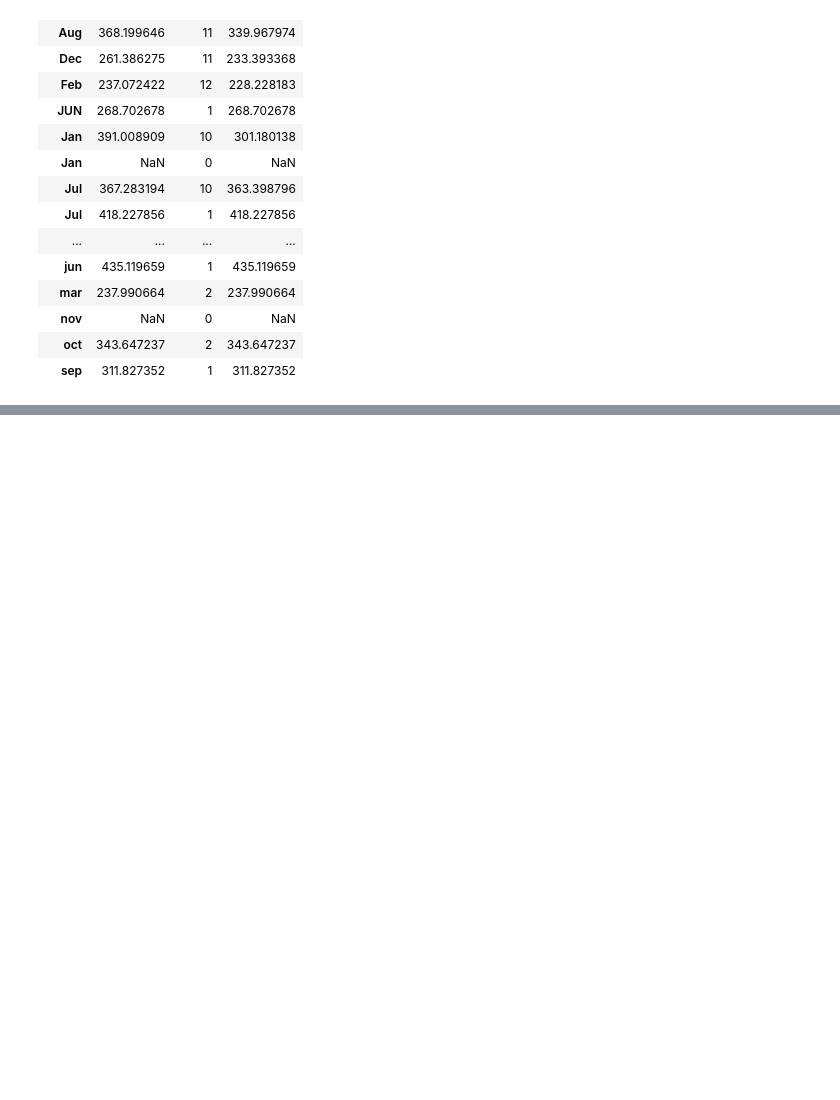
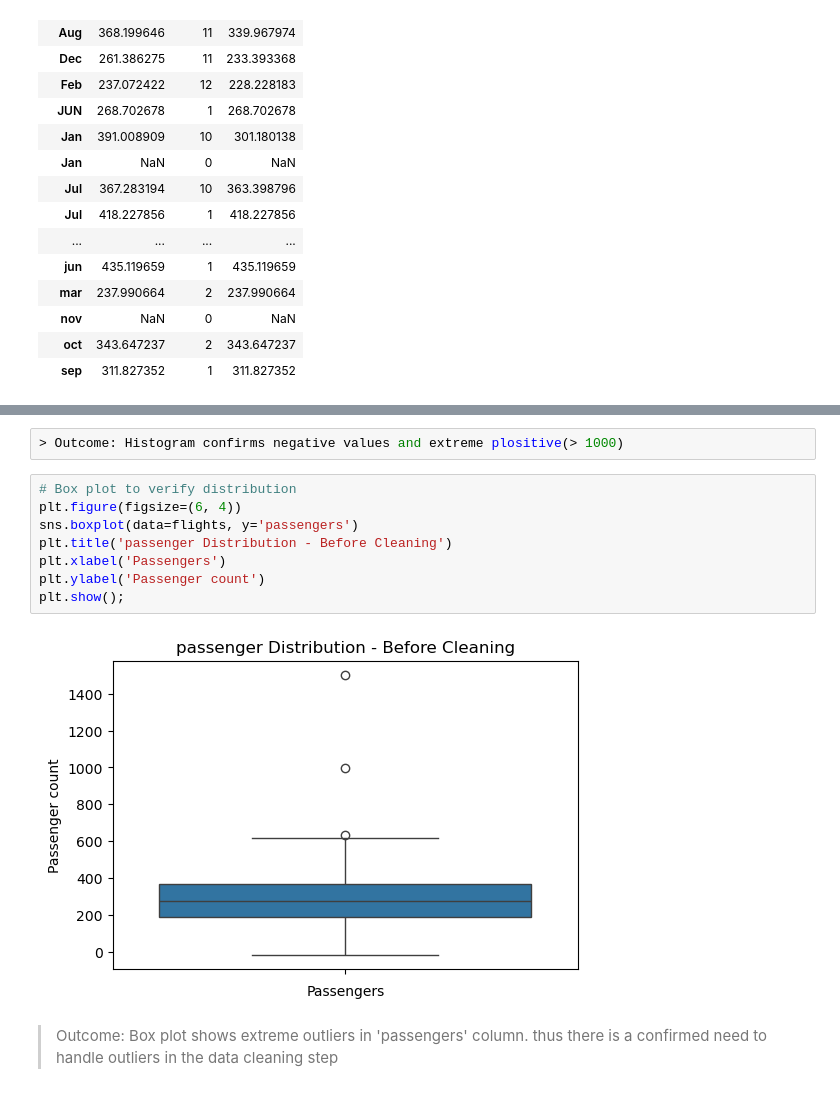
Before and after one commit to walidazimi-star/CA-Data-Science-Mini_Project_1_EDA, a Jupyter notebook: 7. EDA Mini Project Demo.ipynb, the cells around one changed output, grey strips where cells are left out. Cells and saved outputs as stored; diff of their text form; blank space fills up the shorter version.

```diff
--- a/7. EDA Mini Project Demo.ipynb
+++ b/7. EDA Mini Project Demo.ipynb
@@ -180,0 +207,14 @@ flights.groupby('month')['passengers'].agg(['mean', 'count', 'median'])
+# %%
+> Outcome: Histogram confirms negative values and extreme plositive(> 1000)
+# %%
+# Box plot to verify distribution
+plt.figure(figsize=(6, 4))
+sns.boxplot(data=flights, y='passengers')
+plt.title('passenger Distribution - Before Cleaning')
+plt.xlabel('Passengers')
+plt.ylabel('Passenger count')
+plt.show();
+# %% [output]
+[figure, added]
+# %% [markdown]
+> Outcome: Box plot shows extreme outliers in 'passengers' column. thus there is a confirmed need to handle outliers in the data cleaning step
```
Also changed, not shown: parts of 25 cells of this notebook.
